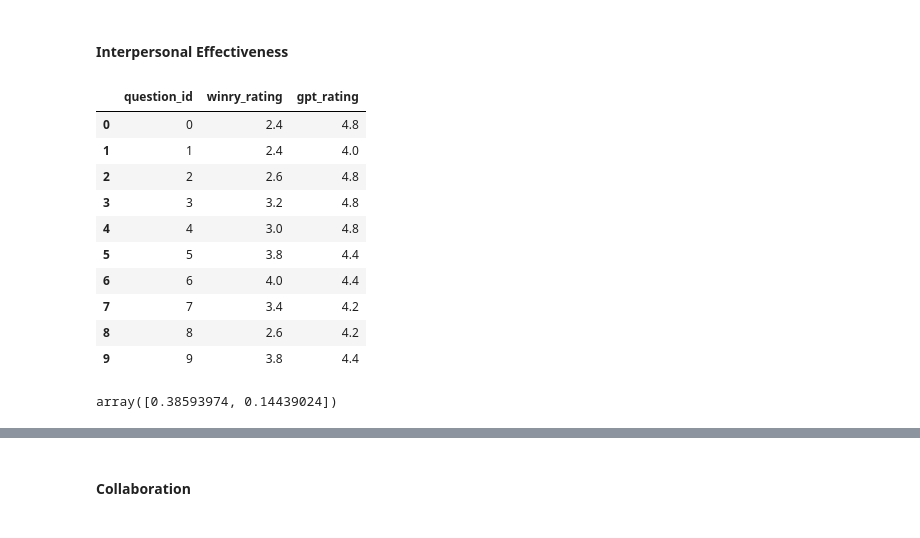
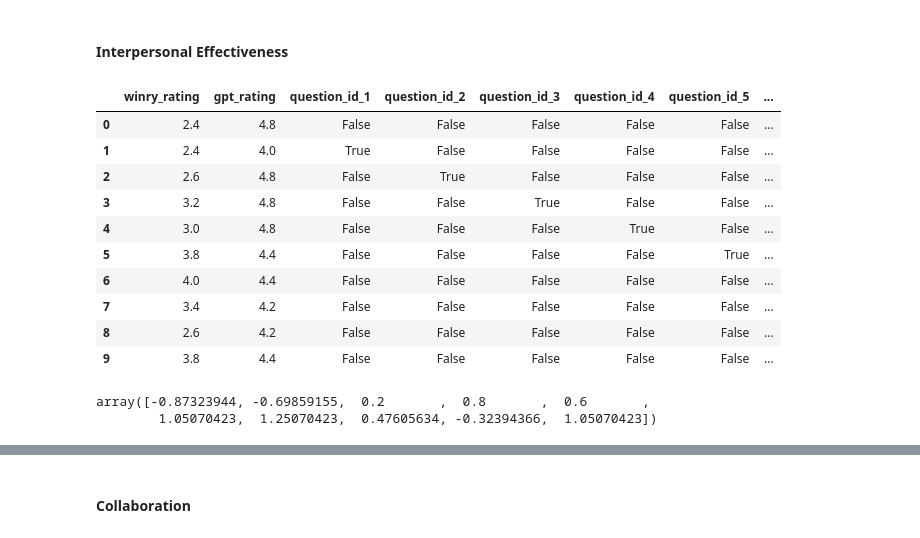
Before and after one commit to embedded-robotics/mental-health-agents, a Jupyter notebook: src/dpo-finetuning/winry_response_evaluation.ipynb, the cells around one changed output, grey strips where cells are left out. Saved outputs shown, nothing was run; the diff lists cells and outputs as text; code cells hidden in the pictures.

```diff
--- a/src/dpo-finetuning/winry_response_evaluation.ipynb
+++ b/src/dpo-finetuning/winry_response_evaluation.ipynb
@@ -986,25 +998,28 @@ array([-0.16044776,  0.01641791])
 # %%
 interpersonal_effectiveness_fe = pd.DataFrame({'winry_rating': winry_corr_df['interpersonal_effectiveness'].to_list(), 'gpt_rating': filtered_corr_df['interpersonal_effectiveness'].to_list()})
 interpersonal_effectiveness_fe = interpersonal_effectiveness_fe.reset_index().rename(columns={'index':'question_id'})
+interpersonal_effectiveness_fe['question_id'] = interpersonal_effectiveness_fe['question_id'].astype('object')
+interpersonal_effectiveness_fe = pd.get_dummies(interpersonal_effectiveness_fe, columns=['question_id'], drop_first=True)
 interpersonal_effectiveness_fe
 # %% [output]
-|  | question_id | winry_rating | gpt_rating |
-| 0 | 0 | 2.4 | 4.8 |
-| 1 | 1 | 2.4 | 4.0 |
-| 2 | 2 | 2.6 | 4.8 |
-| 3 | 3 | 3.2 | 4.8 |
-| 4 | 4 | 3.0 | 4.8 |
-| 5 | 5 | 3.8 | 4.4 |
-| 6 | 6 | 4.0 | 4.4 |
-| 7 | 7 | 3.4 | 4.2 |
-| 8 | 8 | 2.6 | 4.2 |
-| 9 | 9 | 3.8 | 4.4 |
+|  | winry_rating | gpt_rating | question_id_1 | question_id_2 | question_id_3 | question_id_4 | question_id_5 | ... |
+| 0 | 2.4 | 4.8 | False | False | False | False | False | ... |
+| 1 | 2.4 | 4.0 | True | False | False | False | False | ... |
+| 2 | 2.6 | 4.8 | False | True | False | False | False | ... |
+| 3 | 3.2 | 4.8 | False | False | True | False | False | ... |
+| 4 | 3.0 | 4.8 | False | False | False | True | False | ... |
+| 5 | 3.8 | 4.4 | False | False | False | False | True | ... |
+| 6 | 4.0 | 4.4 | False | False | False | False | False | ... |
+| 7 | 3.4 | 4.2 | False | False | False | False | False | ... |
+| 8 | 2.6 | 4.2 | False | False | False | False | False | ... |
+| 9 | 3.8 | 4.4 | False | False | False | False | False | ... |
 # %%
-X_data = interpersonal_effectiveness_fe[['gpt_rating','question_id']]
+X_data = interpersonal_effectiveness_fe[['gpt_rating','question_id_1', 'question_id_2', 'question_id_3', 'question_id_4', 'question_id_5', 'question_id_6', 'question_id_7', 'question_id_8', 'question_id_9']]
 y_data = interpersonal_effectiveness_fe['winry_rating']
 
 model = LinearRegression()
 model.fit(X_data, y_data)
 model.coef_
 # %% [output]
-array([0.38593974, 0.14439024])
+array([-0.87323944, -0.69859155,  0.2       ,  0.8       ,  0.6       ,
+        1.05070423,  1.25070423,  0.47605634, -0.32394366,  1.05070423])
```
Also changed, not shown: parts of 19 cells of this notebook, 1 other file.
